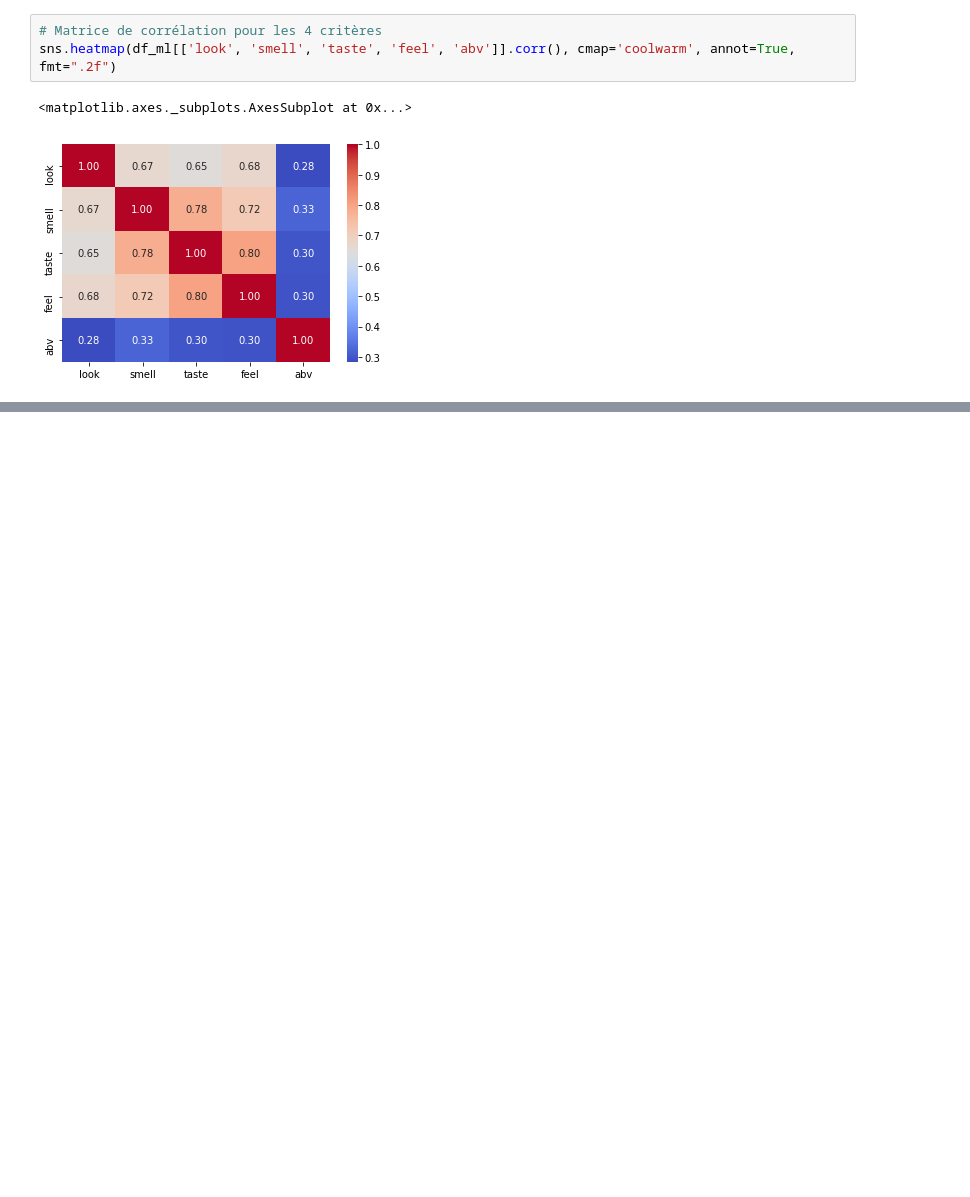
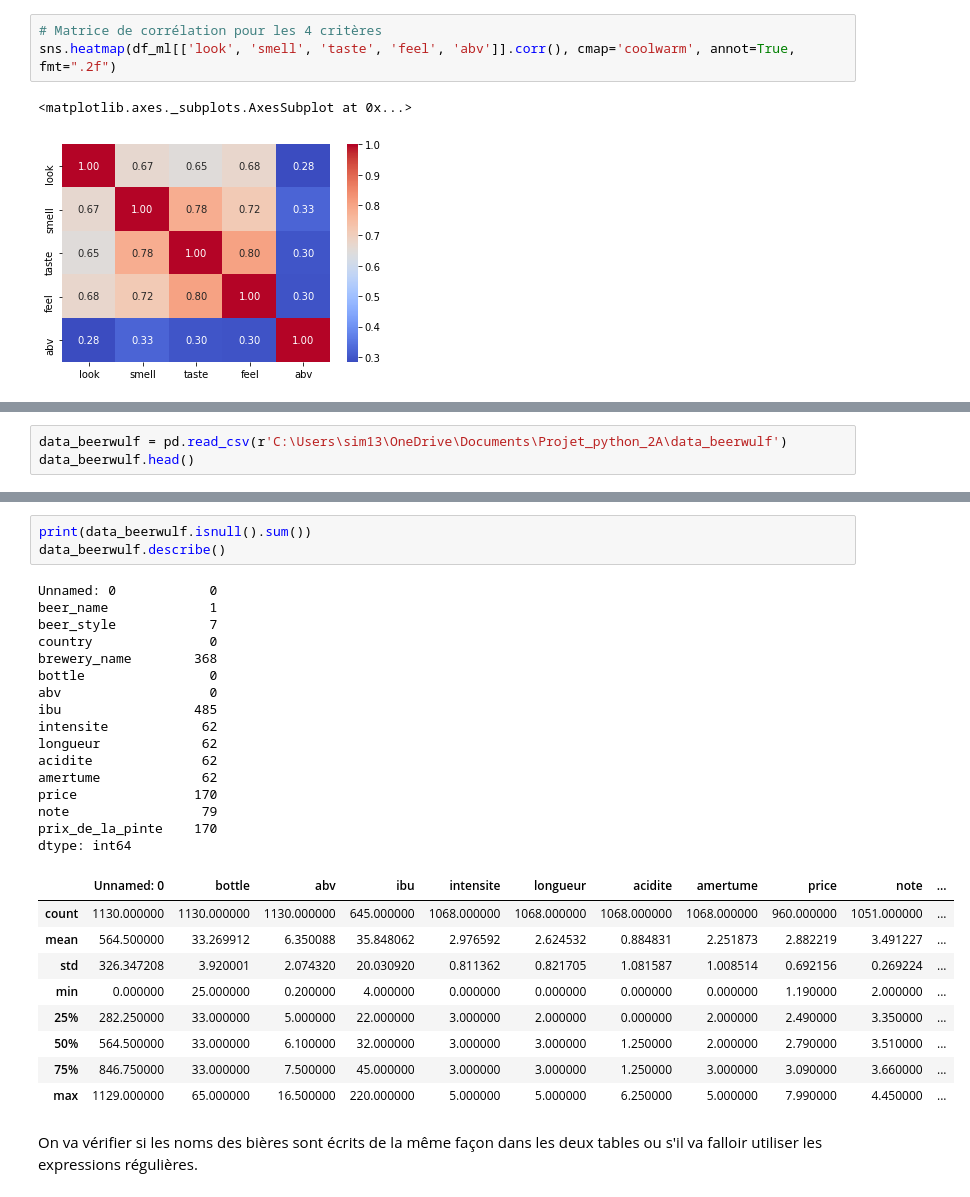
Before and after one commit to rhomain-rangeay/Projet-Python-pour-le-Data-Scientist, a Jupyter notebook: Projet_python_data_scientist.ipynb, the cells around one changed output, grey strips where cells are left out. Drawn from its saved outputs; the diff is of its cells as text; blank space fills up the shorter version.

```diff
--- a/Projet_python_data_scientist.ipynb
+++ b/Projet_python_data_scientist.ipynb
@@ -422,0 +388,3 @@ sns.heatmap(df_ml[['look', 'smell', 'taste', 'feel', 'abv']].corr(), cmap='coolw
+# %%
+data_beerwulf = pd.read_csv(r'C:\Users\sim13\OneDrive\Documents\Projet_python_2A\data_beerwulf')
+data_beerwulf.head()
@@ -422,0 +398,31 @@ sns.heatmap(df_ml[['look', 'smell', 'taste', 'feel', 'abv']].corr(), cmap='coolw
+# %%
+print(data_beerwulf.isnull().sum())
+data_beerwulf.describe()
+# %% [output]
+Unnamed: 0            0
+beer_name             1
+beer_style            7
+country               0
+brewery_name        368
+bottle                0
+abv                   0
+ibu                 485
+intensite            62
+longueur             62
+acidite              62
+amertume             62
+price               170
+note                 79
+prix_de_la_pinte    170
+dtype: int64
+|  | Unnamed: 0 | bottle | abv | ibu | intensite | longueur | acidite | amertume | price | note | ... |
+| count | 1130.000000 | 1130.000000 | 1130.000000 | 645.000000 | 1068.000000 | 1068.000000 | 1068.000000 | 1068.000000 | 960.000000 | 1051.000000 | ... |
+| mean | 564.500000 | 33.269912 | 6.350088 | 35.848062 | 2.976592 | 2.624532 | 0.884831 | 2.251873 | 2.882219 | 3.491227 | ... |
+| std | 326.347208 | 3.920001 | 2.074320 | 20.030920 | 0.811362 | 0.821705 | 1.081587 | 1.008514 | 0.692156 | 0.269224 | ... |
+| min | 0.000000 | 25.000000 | 0.200000 | 4.000000 | 0.000000 | 0.000000 | 0.000000 | 0.000000 | 1.190000 | 2.000000 | ... |
+| 25% | 282.250000 | 33.000000 | 5.000000 | 22.000000 | 3.000000 | 2.000000 | 0.000000 | 2.000000 | 2.490000 | 3.350000 | ... |
+| 50% | 564.500000 | 33.000000 | 6.100000 | 32.000000 | 3.000000 | 3.000000 | 1.250000 | 2.000000 | 2.790000 | 3.510000 | ... |
+| 75% | 846.750000 | 33.000000 | 7.500000 | 45.000000 | 3.000000 | 3.000000 | 1.250000 | 3.000000 | 3.090000 | 3.660000 | ... |
+| max | 1129.000000 | 65.000000 | 16.500000 | 220.000000 | 5.000000 | 5.000000 | 6.250000 | 5.000000 | 7.990000 | 4.450000 | ... |
+# %% [markdown]
+On va vérifier si les noms des bières sont écrits de la même façon dans les deux tables ou s'il va falloir utiliser les expressions régulières.
```
Also changed, not shown: parts of 20 cells of this notebook, 1 other file.
